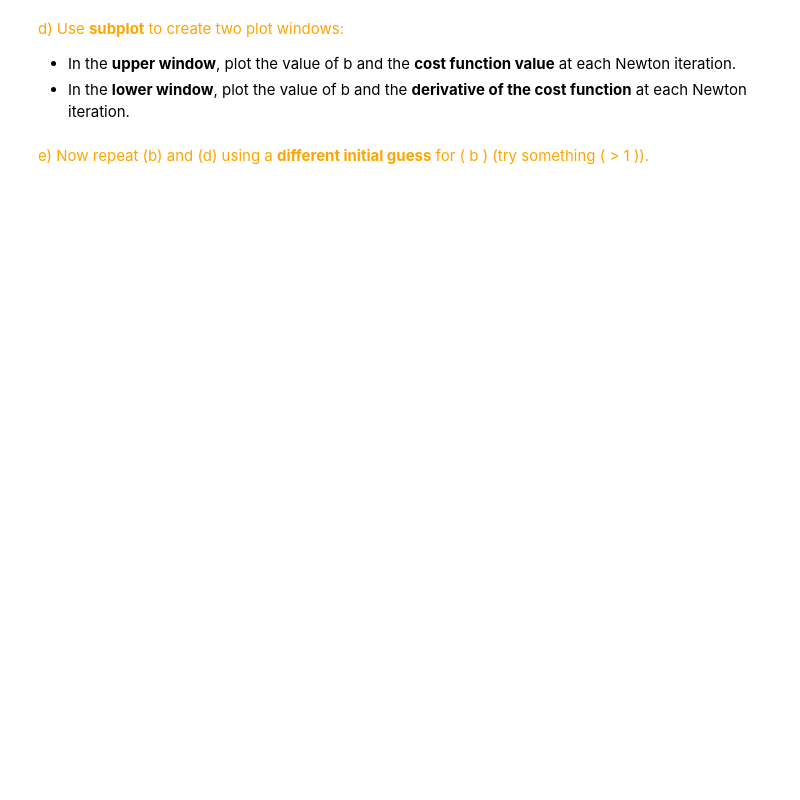
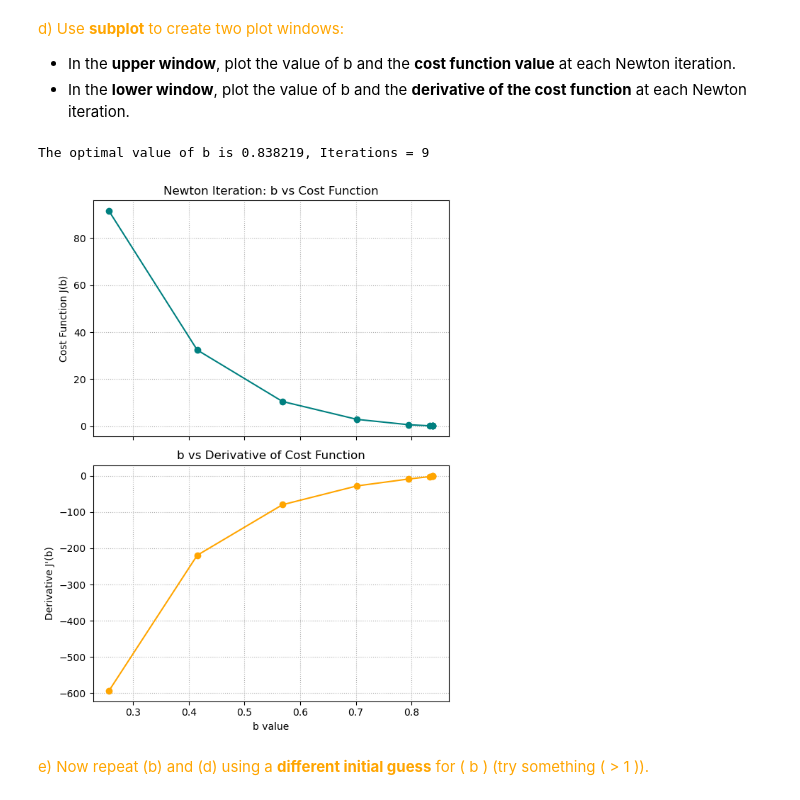
Before and after one commit to HOUPU1993/Homework-for-GEOG-210A-F25, a Jupyter notebook: Homework 1/HW3.ipynb, the cells around one changed output. Drawn from its saved outputs; the diff is of its cells as text; code cells hidden in the pictures; blank space fills up the shorter version.

```diff
--- a/Homework 1/HW3.ipynb
+++ b/Homework 1/HW3.ipynb
@@ -246,6 +352,75 @@ Plot the **model-predicted carbon flux** from the optimal model that you found i
 <font color="orange">d) Use **subplot** to create two plot windows:
 - In the **upper window**, plot the value of b and the **cost function value** at each Newton iteration.
 - In the **lower window**, plot the value of b and the **derivative of the cost function** at each Newton iteration.</font>
+# %%
+z = sediment_trap_data['depth'].values
+Fobs = sediment_trap_data['organic_carbon_flux'].values
+
+# reference depth
+z0 = 100
+# observed flux at z0 (or you can take the first value directly)
+Fz0 = Fobs[0]
+
+
+# --- define model function and cost function ---
+def model(b, z, Fobs):
+    """Compute modeled flux and total squared misfit (J(b))"""
+    Fmod = Fz0 * (z / z0) ** (-b)  # power-law model
+    J = np.sum((Fmod - Fobs) ** 2)  # sum of squared differences
+    return Fmod, J
+
+
+# set up an iteration loop for Newton's method
+b = 0.1  # initial guess
+dJdb = 1  # initial guess
+
+b_record = []
+J_record = []
+dJ_record = []
+
+
+# --- Newton's method iteration ---
+while abs(dJdb) > 1e-3: # use a .001 tolerance to find the zero of the derivative
+  # "run the model" and determine the cost
+  Fmod, J = model(b, z, Fobs)
+  # compute J'(b)
+  db = 1e-3  # finite difference
+  Fup, Jup = model(b + db, z, Fobs)      # forward evaluation
+  Fdown, Jdown = model(b - db, z, Fobs)  # backward evaluation
+  dJupdb = (Jup - J) / db
+  dJdowndb = (J - Jdown) / db
+  dJdb = 0.5 * (dJupdb + dJdowndb)       # centered difference
+  # compute J''(b)
+  d2Jdb2 = (dJupdb - dJdowndb) / db      # second derivative
+  # Newton step
+  nstep = -dJdb / d2Jdb2                 # Newton step = -f(x)/f'(x)
+  # new value of b
+  b = b + nstep
+
+  b_record.append(b)
+  J_record.append(J)
+  dJ_record.append(dJdb)
+
+print(f"The optimal value of b is {b:.6f}, Iterations = {len(b_record)}")
+
+fig, (ax1, ax2) = plt.subplots(2, 1, figsize=(6, 8), sharex=True)
+
+ax1.plot(b_record, J_record, 'o-', color='teal')
+ax1.set_ylabel('Cost Function J(b)')
+ax1.set_title('Newton Iteration: b vs Cost Function')
+ax1.grid(True, linestyle=':')
+
+ax2.plot(b_record, dJ_record, 'o-', color='orange')
+ax2.set_xlabel('b value')
+ax2.set_ylabel("Derivative J'(b)")
+ax2.set_title('b vs Derivative of Cost Function')
+ax2.grid(True, linestyle=':')
+
+plt.tight_layout()
+plt.show()
+# %% [output]
+The optimal value of b is 0.838219, Iterations = 9
+[figure, added]
 # %% [markdown]
 <font color="orange">e)
 Now repeat (b) and (d) using a **different initial guess** for \( b \) (try something \( > 1 \)).</font>
```
Also changed, not shown: parts of 12 cells of this notebook.
